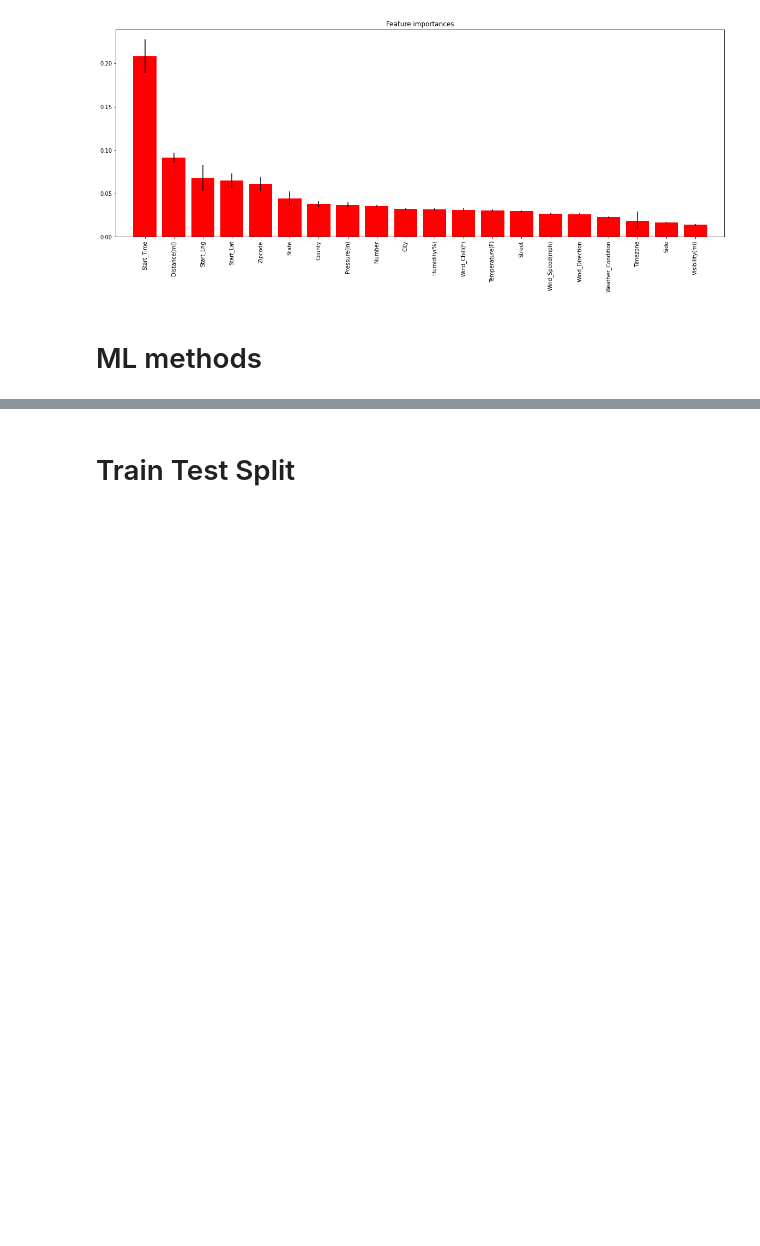
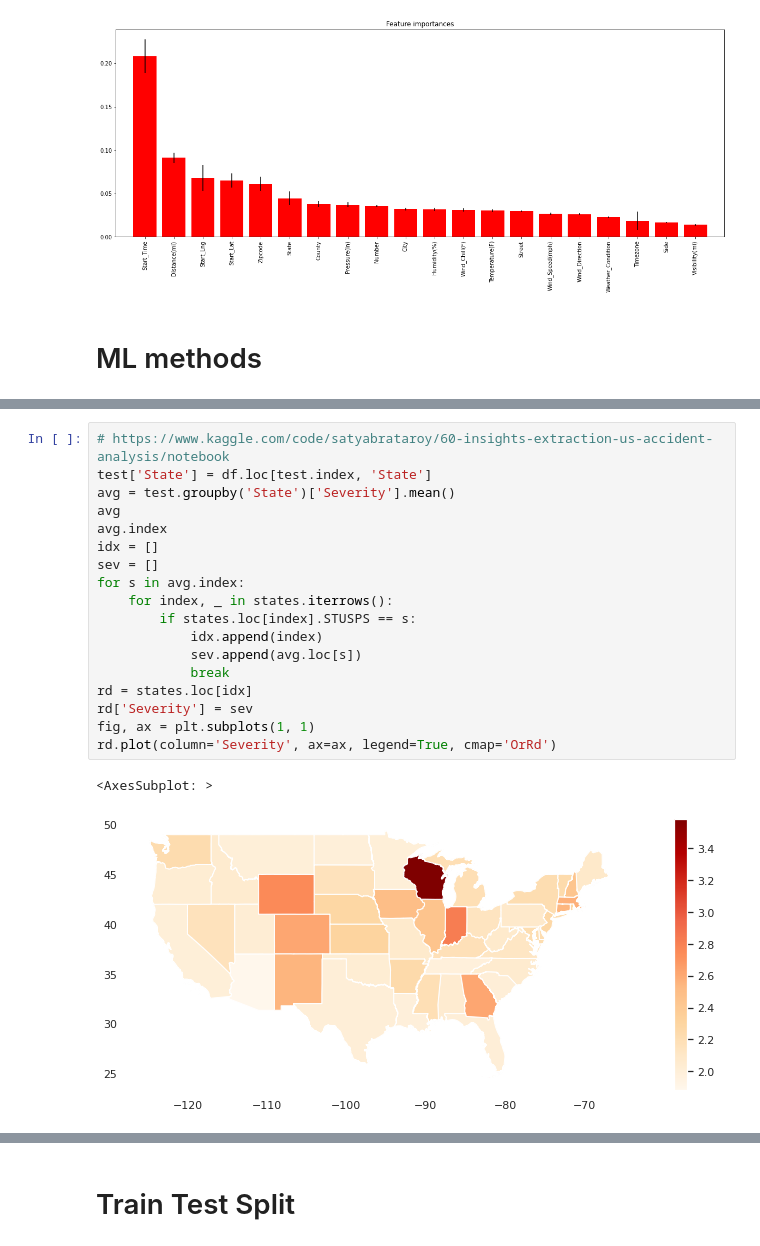
Before and after one commit to SunflowerAries/wdxasd, a Jupyter notebook: us-accidents-ann-with-accuracy-95- tensflow.ipynb, the cells around one changed output, grey strips where cells are left out. Cells and saved outputs as stored; diff of their text form; blank space fills up the shorter version.

```diff
--- a/us-accidents-ann-with-accuracy-95- tensflow.ipynb
+++ b/us-accidents-ann-with-accuracy-95- tensflow.ipynb
@@ -485,0 +588,21 @@ CatBoost
+# %%
+# https://www.kaggle.com/code/satyabrataroy/60-insights-extraction-us-accident-analysis/notebook
+test['State'] = df.loc[test.index, 'State']
+avg = test.groupby('State')['Severity'].mean()
+avg
+avg.index
+idx = []
+sev = []
+for s in avg.index:
+    for index, _ in states.iterrows():
+        if states.loc[index].STUSPS == s:
+            idx.append(index)
+            sev.append(avg.loc[s])
+            break
+rd = states.loc[idx]
+rd['Severity'] = sev
+fig, ax = plt.subplots(1, 1)
+rd.plot(column='Severity', ax=ax, legend=True, cmap='OrRd')
+# %% [output]
+<AxesSubplot: >
+[figure, added]
```
Also changed, not shown: parts of 9 cells of this notebook, 7 other files.
